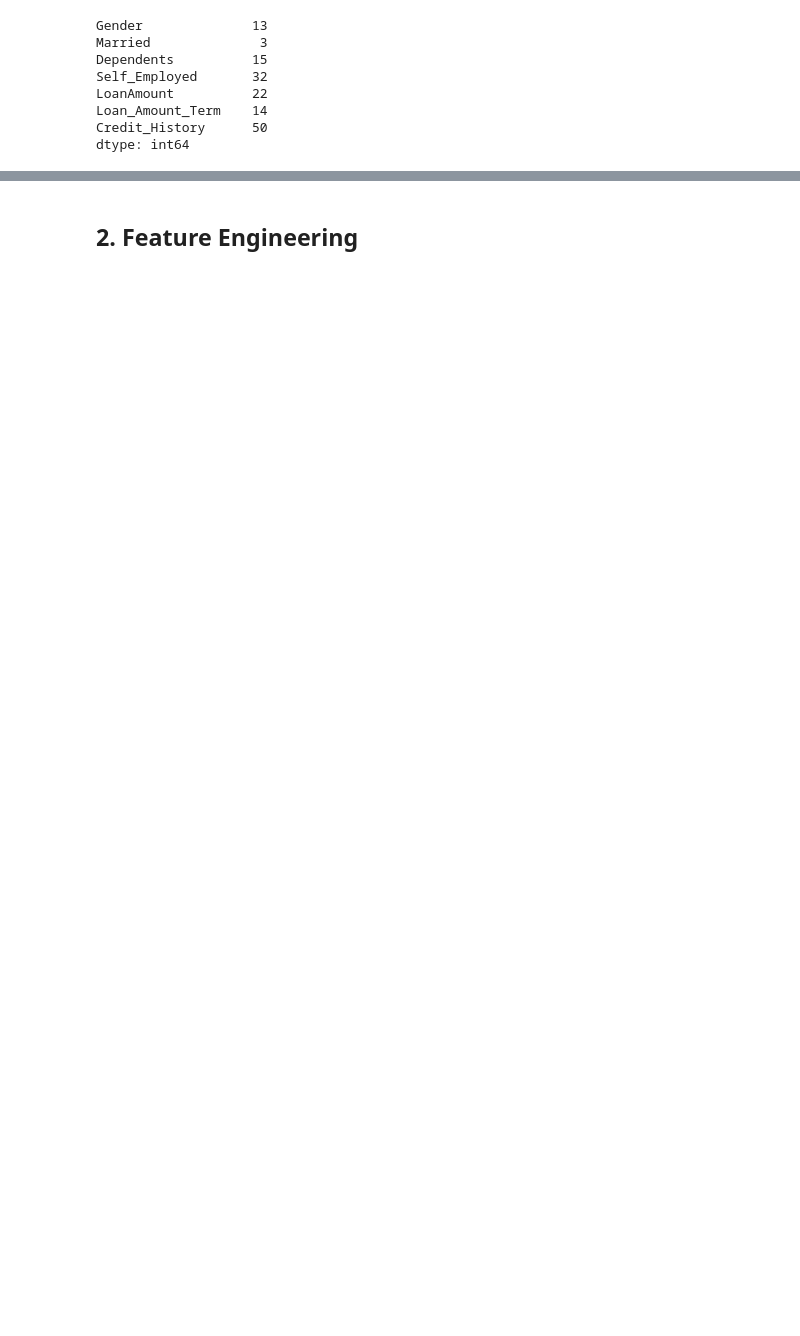
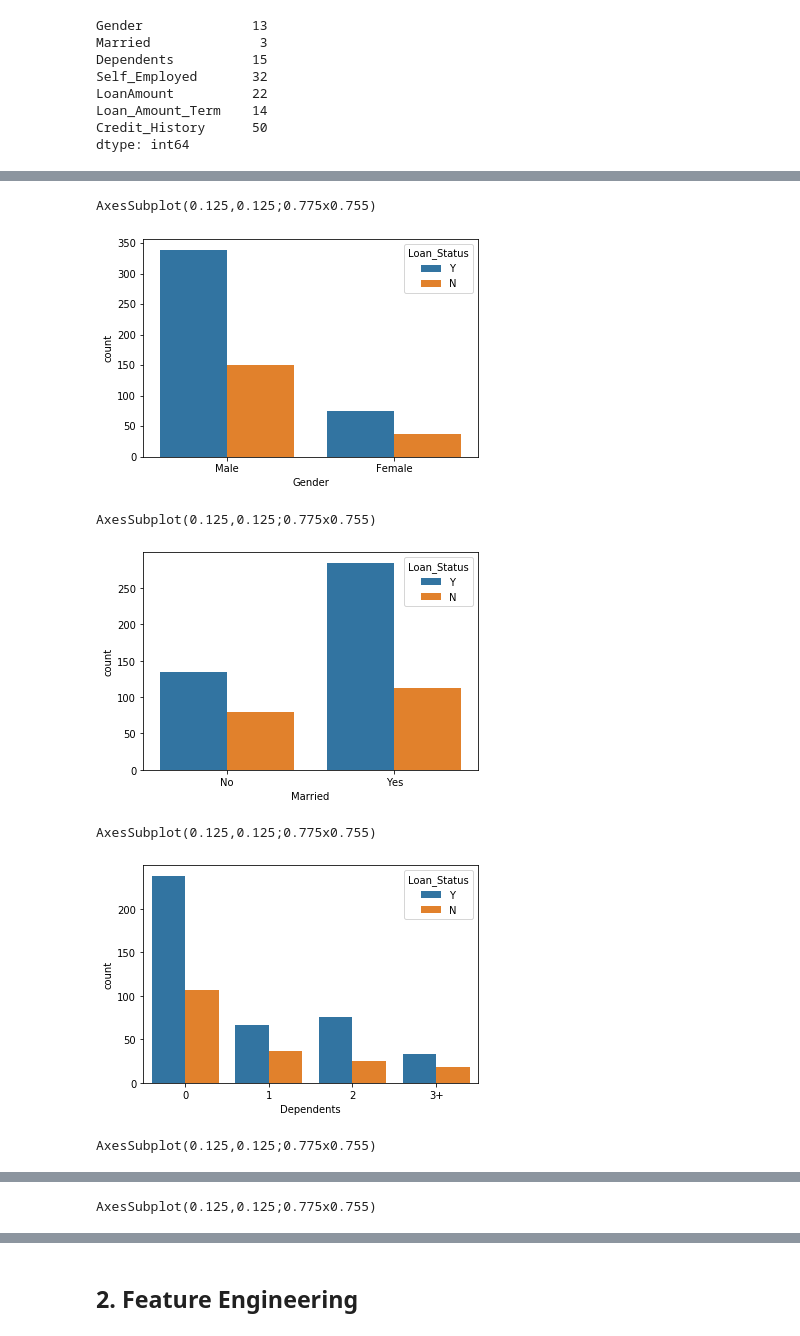
Before and after one commit to Cuda-Chen/machine-learning-note, a Jupyter notebook: loan-prediction/loan_predict.ipynb, the cells around one changed output, grey strips where cells are left out. Cells and saved outputs as stored; diff of their text form; code cells hidden in the pictures; blank space fills up the shorter version.

```diff
--- a/loan-prediction/loan_predict.ipynb
+++ b/loan-prediction/loan_predict.ipynb
@@ -32,0 +117,15 @@ dtype: int64
+# %%
+object_variables = ['Gender', 'Married', 'Dependents',
+                   'Self_Employed', 'Property_Area']
+
+for obj in object_variables:
+    print(sns.countplot(x=obj, data=df_obj, hue='Loan_Status'))
+    plt.show()
+# %% [output]
+AxesSubplot(0.125,0.125;0.775x0.755)
+[figure, added]
+AxesSubplot(0.125,0.125;0.775x0.755)
+[figure, added]
+AxesSubplot(0.125,0.125;0.775x0.755)
+[figure, added]
+AxesSubplot(0.125,0.125;0.775x0.755)
@@ -32,0 +133 @@ dtype: int64
+AxesSubplot(0.125,0.125;0.775x0.755)
```
Also changed, not shown: parts of 36 cells of this notebook, 1 other file.
